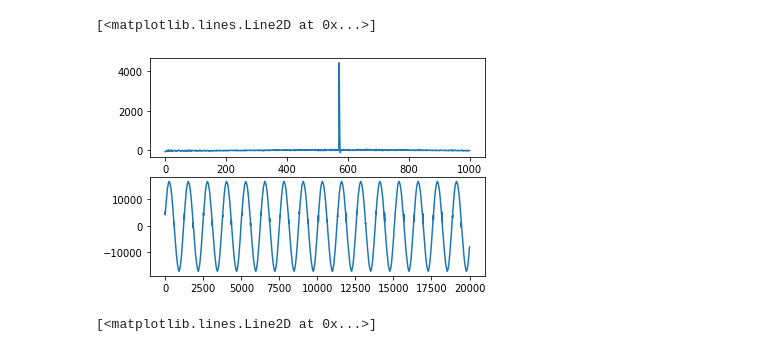
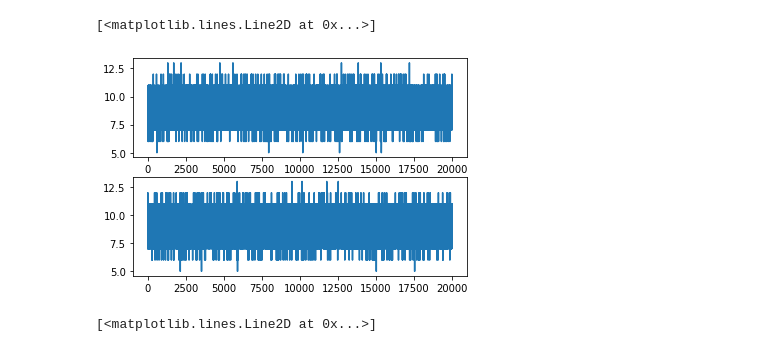
Before and after one commit to suerfu/nidaq, a Jupyter notebook: notebook/demo_hdf5.ipynb, the cells around one changed output. Drawn from its saved outputs; the diff is of its cells as text; code cells hidden in the pictures.

```diff
--- a/notebook/demo_hdf5.ipynb
+++ b/notebook/demo_hdf5.ipynb
@@ -9,9 +5,14 @@ file = h5.File( filename )
 # %%
-print('Keys:')
-print( list(file['adc1'].attrs.keys()) )
+filedir = '/sdata/noise/'
+filename = 'ADCNoise_All_Terminated_FS_I0_D20200829_T130503_F0001.hdf5'
+filename = 'ADCXTalk_TrigCont_I0_D20200829_T142125_F0001.hdf5'
+file = h5.File( filedir+filename )
 
+ch_indices = file['adc1'].attrs['adc_channel_indices']
 nb_samples = file['adc1'].attrs['nb_samples']
 nb_events = file['adc1'].attrs['nb_events']
+sample_rate = file['adc1'].attrs['sample_rate']
+cal = file['adc1'].attrs['adc_conversion_factor']
 
-print( nb_samples )
+print( file['comment'])
 # %% [output]
@@ -21,25 +23,25 @@ Keys:
 # %%
-ch_index = 0
+ch_index = 1
 evt_index = 4
 
 
 event_name = 'event_%d' % evt_index
 event1 = file['adc1'][event_name][ch_index][:20000]
 
 evt_index += 1
 event_name = 'event_%d' % evt_index
 event2 = file['adc1'][event_name][ch_index][:20000]
 
 #event = np.append( event1, event2)
 
 #plt.plot( event )
 
 fig, axs = plt.subplots(2)
-axs[0].plot( (event1-event2)[0:1000] )
+axs[0].plot( event1 )
 axs[1].plot( event2 )
 # %% [output]
 [<matplotlib.lines.Line2D at 0x...>]
-[figure, old version]
+[figure, new version]
 # %%
 chan_index = 1
 
```
Also changed, not shown: parts of 3 cells of this notebook, 2 other files.
